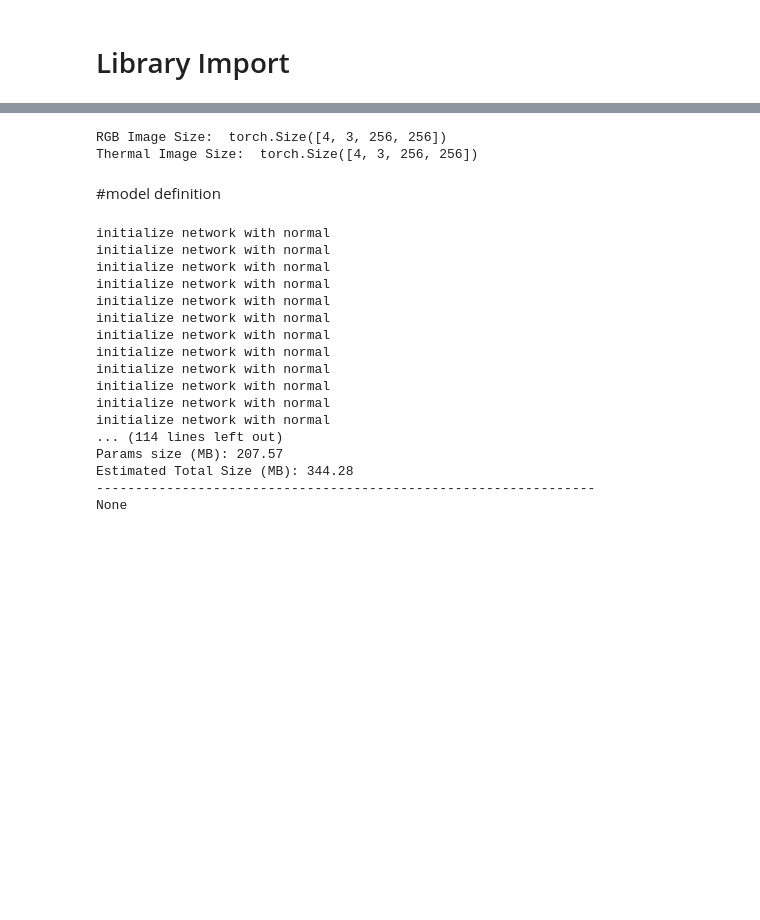
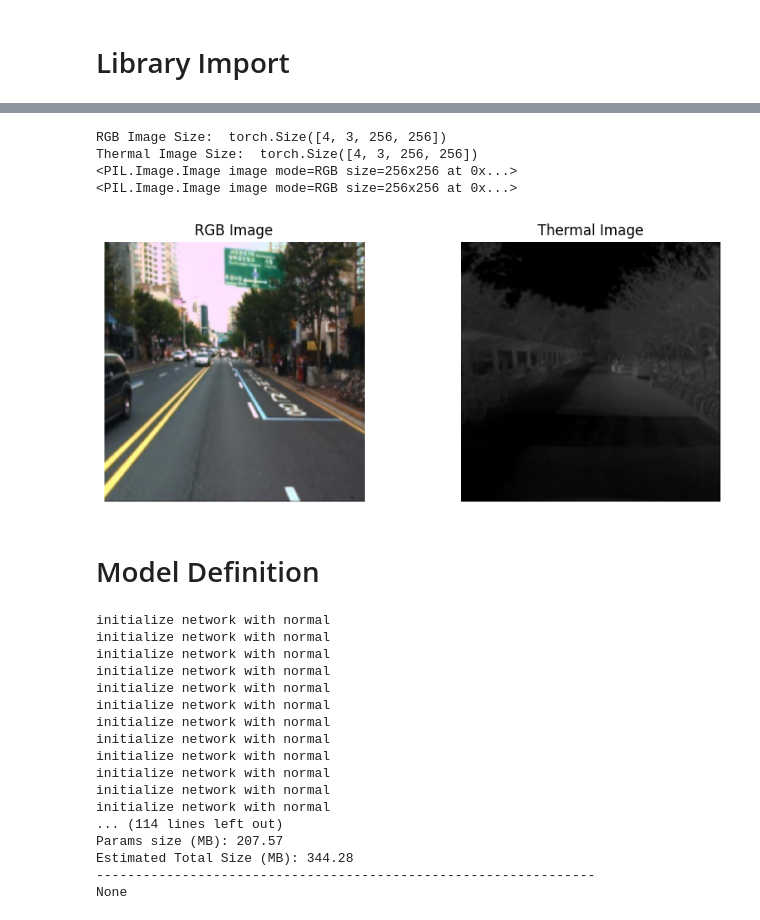
Before and after one commit to DetectiveNeo/RGB_2_Thermal, a Jupyter notebook: notebook/RGB2Thermal.ipynb, the cells around one changed output, grey strips where cells are left out. Cells and saved outputs as stored; diff of their text form; code cells hidden in the pictures; blank space fills up the shorter version.

```diff
--- a/notebook/RGB2Thermal.ipynb
+++ b/notebook/RGB2Thermal.ipynb
@@ -98,20 +91,42 @@ show(torchvision.utils.make_grid(out['thermal'], nrow=8))
-# %%
-# Assuming you've already created the 'trainLoader' data loader
-for batch in trainLoader:
-    rgb_images = batch['rgb']
-    thermal_images = batch['thermal']
-
-    # Print the size of the images in the batch
-    print("RGB Image Size: ", rgb_images.size())
-    print("Thermal Image Size: ", thermal_images.size())
-
-    # You can break after the first batch if you only want to see the size of the first batch
-    break
-# %% [output]
-RGB Image Size:  torch.Size([4, 3, 256, 256])
-Thermal Image Size:  torch.Size([4, 3, 256, 256])
-# %% [markdown]
-#model definition
+# %%
+for batch in trainLoader:
+    rgb_images = batch['rgb']
+    thermal_images = batch['thermal']
+
+    # Show first image in batch
+    rgb_img = TF.to_pil_image(rgb_images[0])
+    thermal_img = TF.to_pil_image(thermal_images[0])
+
+    print("RGB Image Size: ", rgb_images.size())
+    print("Thermal Image Size: ", thermal_images.size())
+    print(rgb_img)
+    print(thermal_img)
+
+    plt.figure(figsize=(10,4))
+
+    # RGB image
+    plt.subplot(1, 2, 1)
+    plt.title("RGB Image")
+    plt.imshow(rgb_img)
+    plt.axis("off")
+
+    # Thermal image
+    plt.subplot(1, 2, 2)
+    plt.title("Thermal Image")
+    plt.imshow(thermal_img, cmap='hot')  # change colormap later if needed
+    plt.axis("off")
+
+    plt.show()
+
+    break
+# %% [output]
+RGB Image Size:  torch.Size([4, 3, 256, 256])
+Thermal Image Size:  torch.Size([4, 3, 256, 256])
+<PIL.Image.Image image mode=RGB size=256x256 at 0x...>
+<PIL.Image.Image image mode=RGB size=256x256 at 0x...>
+[figure, added]
+# %% [markdown]
+# Model Definition
 # %%
 def weights_init(net, init_type='normal', scaling=0.02):
     """Initialize network weights.
```
Also changed, not shown: parts of 8 cells of this notebook, 1 other file.
